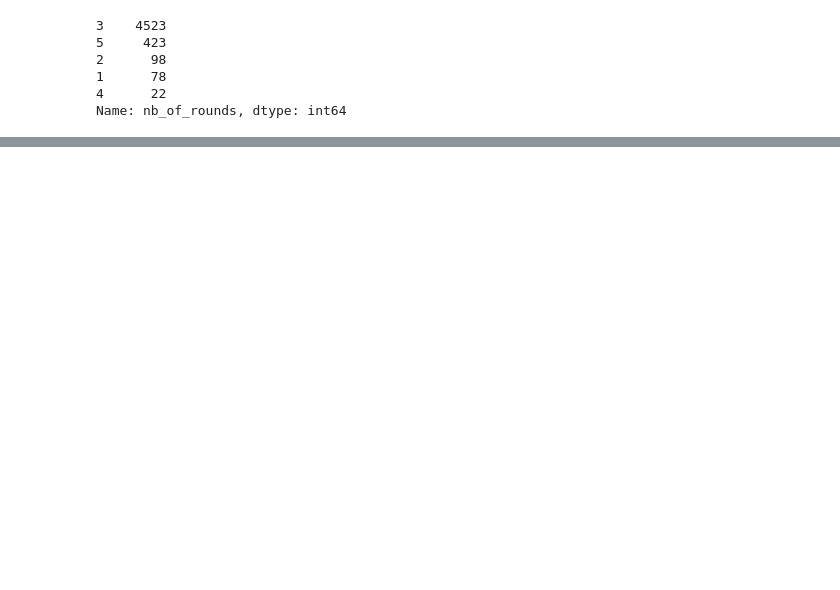
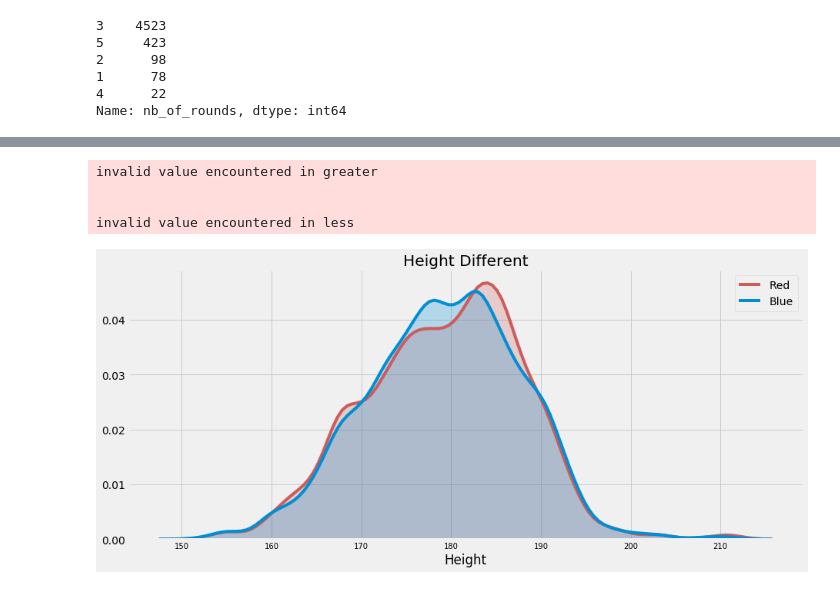
Before and after one commit to AliKhyar/Data-Science-on-UFC-dataset, a Jupyter notebook: main.ipynb, the cells around one changed output, grey strips where cells are left out. Cells and saved outputs as stored; diff of their text form; code cells hidden in the pictures; blank space fills up the shorter version.

```diff
--- a/main.ipynb
+++ b/main.ipynb
@@ -269,0 +476,14 @@ Name: nb_of_rounds, dtype: int64
+# %%
+fig, ax = plt.subplots(figsize=(14, 6))
+sns.kdeplot(df.R_Height, shade=True, color='indianred', label='Red')
+sns.kdeplot(df.B_Height, shade=True, label='Blue')
+plt.xlabel('Height')
+plt.title('Height Different')
+plt.savefig('height_difference.png', dpi=300)
+plt.show()
+# %% [output]
+invalid value encountered in greater
+
+
+invalid value encountered in less
+[figure, added]
```
Also changed, not shown: parts of 51 cells of this notebook.
